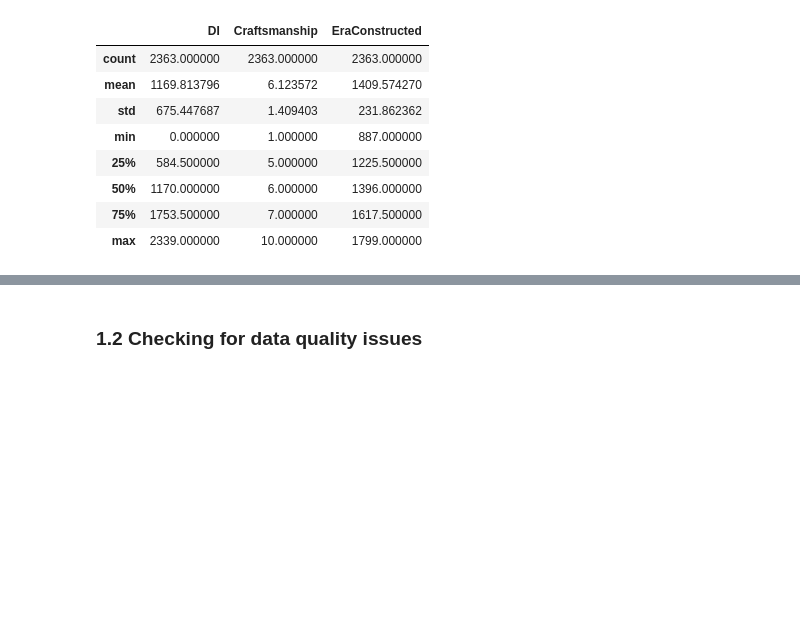
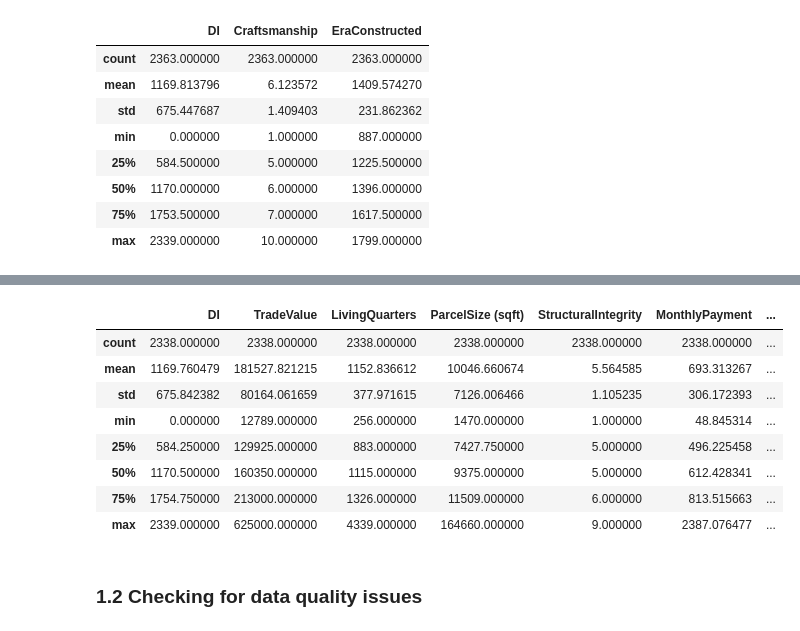
Before and after one commit to RaineScarlett/dsreport, a Jupyter notebook: iteration3.ipynb, the cells around one changed output, grey strips where cells are left out. Drawn from its saved outputs; the diff is of its cells as text; code cells hidden in the pictures; blank space fills up the shorter version.

```diff
--- a/iteration3.ipynb
+++ b/iteration3.ipynb
@@ -94,3 +123,15 @@ df.sample(5)
+# %%
+df.describe()
+# %% [output]
+|  | DI | TradeValue | LivingQuarters | ParcelSize (sqft) | StructuralIntegrity | MonthlyPayment | ... |
+| count | 2338.000000 | 2338.000000 | 2338.000000 | 2338.000000 | 2338.000000 | 2338.000000 | ... |
+| mean | 1169.760479 | 181527.821215 | 1152.836612 | 10046.660674 | 5.564585 | 693.313267 | ... |
+| std | 675.842382 | 80164.061659 | 377.971615 | 7126.006466 | 1.105235 | 306.172393 | ... |
+| min | 0.000000 | 12789.000000 | 256.000000 | 1470.000000 | 1.000000 | 48.845314 | ... |
+| 25% | 584.250000 | 129925.000000 | 883.000000 | 7427.750000 | 5.000000 | 496.225458 | ... |
+| 50% | 1170.500000 | 160350.000000 | 1115.000000 | 9375.000000 | 5.000000 | 612.428341 | ... |
+| 75% | 1754.750000 | 213000.000000 | 1326.000000 | 11509.000000 | 6.000000 | 813.515663 | ... |
+| max | 2339.000000 | 625000.000000 | 4339.000000 | 164660.000000 | 9.000000 | 2387.076477 | ... |
 # %% [markdown]
 ### 1.2 Checking for data quality issues
 # %%
```
Also changed, not shown: parts of 22 cells of this notebook, 5 other files.
